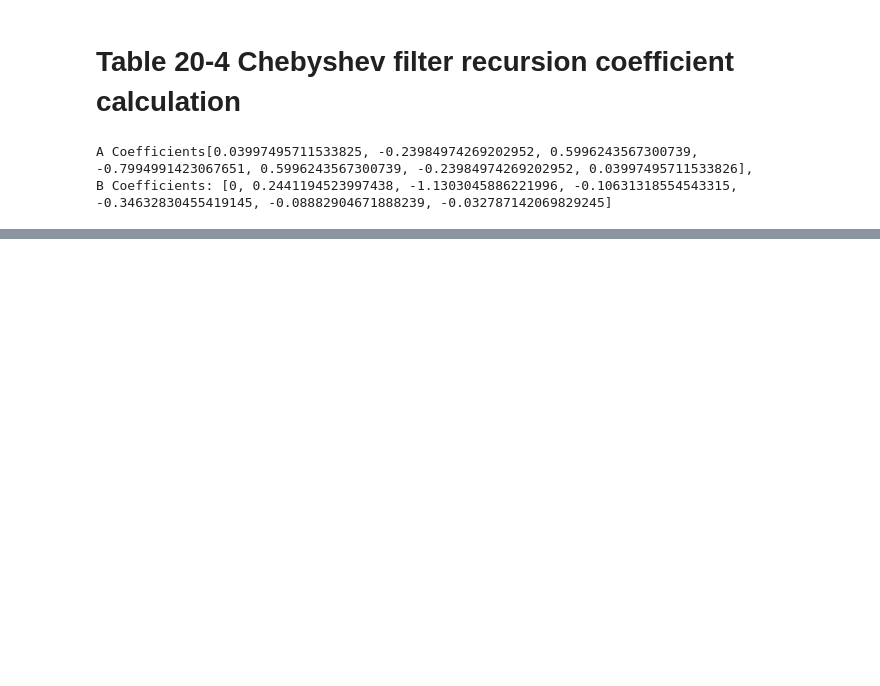
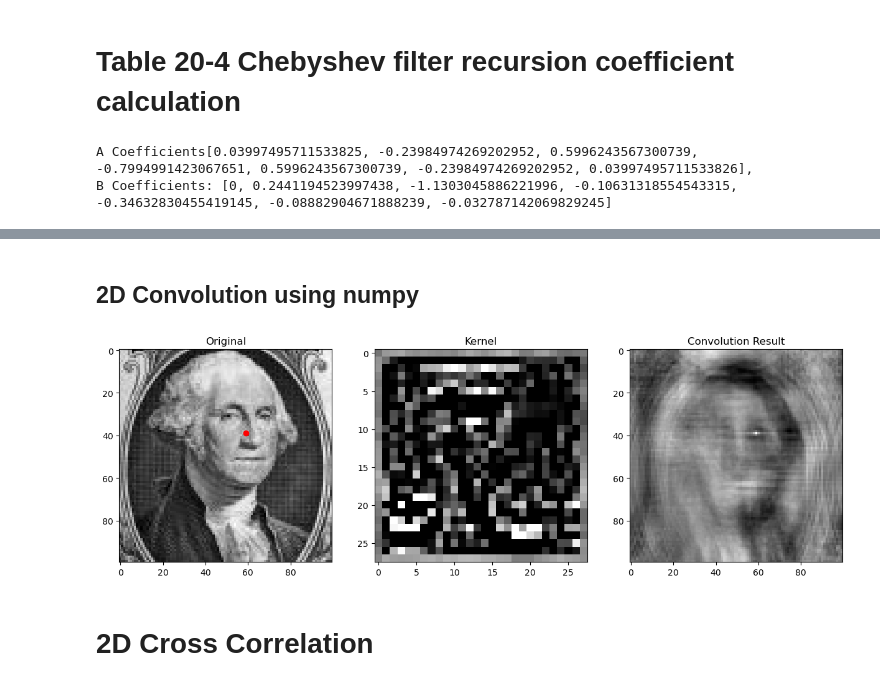
Before and after one commit to ujkam/sciengguidedsp_py, a Jupyter notebook: All_Chapters.ipynb, the cells around one changed output, grey strips where cells are left out. Saved outputs shown, nothing was run; the diff lists cells and outputs as text; code cells hidden in the pictures; blank space fills up the shorter version.

```diff
--- a/All_Chapters.ipynb
+++ b/All_Chapters.ipynb
@@ -1057,0 +1064,31 @@ B Coefficients: [0, 0.2441194523997438, -1.1303045886221996, -0.1063131855454331
+# %% [markdown]
+## 2D Convolution using numpy
+# %%
+#Load Origincal Image
+g_wash_image = Image.open('GWashingtonSquareSmall.jpg')
+g_wash_image = g_wash_image.convert('L')
+#Extract area we want to search for and trasformations stated in the book
+kernel = g_wash_image.crop((45, 25, 73, 53))
+kernel = kernel.filter(ImageFilter.FIND_EDGES)
+kernel = kernel.rotate(180)
+# %%
+#It's not stated in the book, but subtracting the mean from each value helps this process to work
+g_wash_image = g_wash_image - np.mean(g_wash_image)
+kernel = (kernel - np.mean(kernel))
+conv = signal.convolve2d(g_wash_image,kernel,boundary='symm', mode='same')
+y, x = np.unravel_index(np.argmax(conv), corr.shape)  #Find match.
+# %%
+fig, (ax_orig, ax_kernel, ax_conv) = plt.subplots(1, 3, figsize=(15, 6))
+ax_orig.imshow(g_wash_image, cmap='gray')
+ax_orig.set_title('Original')
+ax_kernel.imshow(kernel, cmap='gray')
+ax_kernel.set_title('Kernel')
+ax_conv.imshow(corr, cmap='gray')
+ax_conv.set_title('Convolution Result')
+#Plot a red dot where the kernel was found
+ax_orig.plot(x, y, 'ro')
+fig.show()
+# %% [output]
+[figure, added]
+# %% [markdown]
+# 2D Cross Correlation
```
Also changed, not shown: parts of 7 cells of this notebook, 2 other files.
